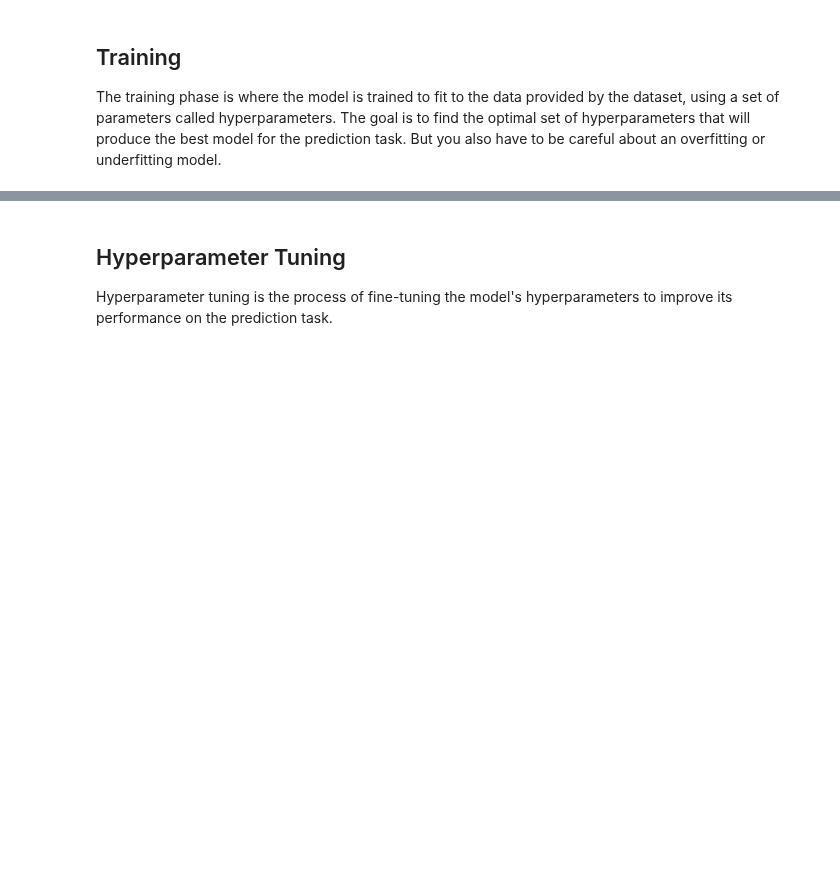
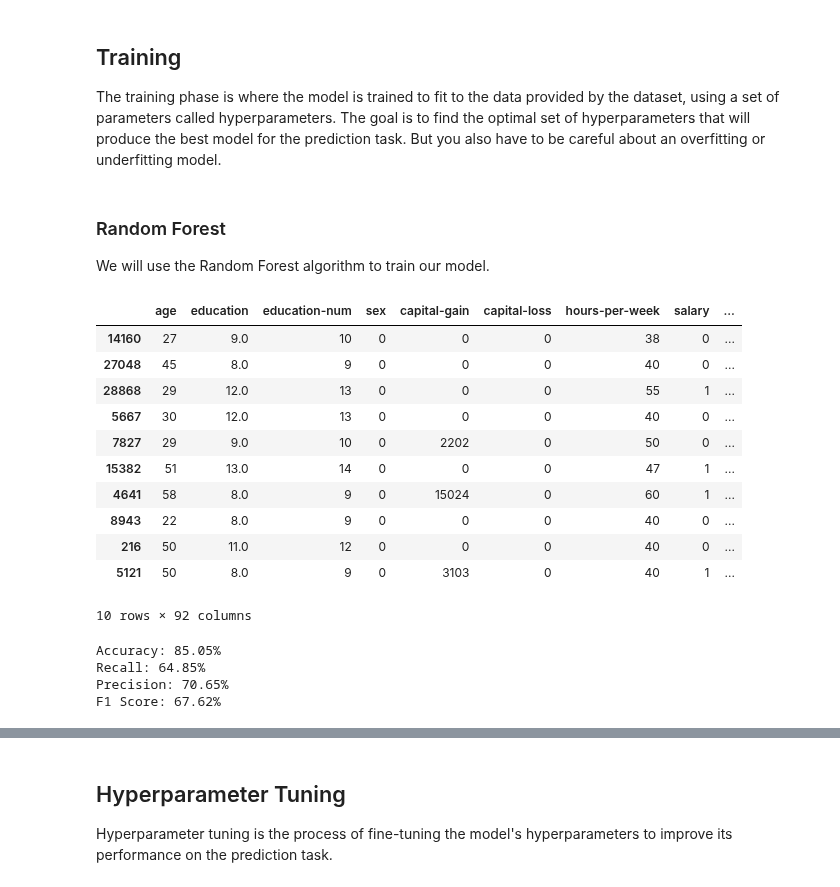
Before and after one commit to markusremplbauer/ai-census, a Jupyter notebook: ai-census.ipynb, the cells around one changed output, grey strips where cells are left out. Cells and saved outputs as stored; diff of their text form; code cells hidden in the pictures; blank space fills up the shorter version.

```diff
--- a/ai-census.ipynb
+++ b/ai-census.ipynb
@@ -578,3 +585,42 @@ df_census.to_csv('output/census_processed.csv', index=False)
 The training phase is where the model is trained to fit to the data provided by the dataset, using a set of parameters called hyperparameters.
 The goal is to find the optimal set of hyperparameters that will produce the best model for the prediction task.
 But you also have to be careful about an overfitting or underfitting model.
+# %% [markdown]
+### Random Forest
+
+We will use the Random Forest algorithm to train our model.
+# %%
+df_census = pd.read_csv('output/census_processed.csv')
+df_census.sample(10, random_state=RANDOM_STATE)
+# %% [output]
+|  | age | education | education-num | sex | capital-gain | capital-loss | hours-per-week | salary | ... |
+| 14160 | 27 | 9.0 | 10 | 0 | 0 | 0 | 38 | 0 | ... |
+| 27048 | 45 | 8.0 | 9 | 0 | 0 | 0 | 40 | 0 | ... |
+| 28868 | 29 | 12.0 | 13 | 0 | 0 | 0 | 55 | 1 | ... |
+| 5667 | 30 | 12.0 | 13 | 0 | 0 | 0 | 40 | 0 | ... |
+| 7827 | 29 | 9.0 | 10 | 0 | 2202 | 0 | 50 | 0 | ... |
+| 15382 | 51 | 13.0 | 14 | 0 | 0 | 0 | 47 | 1 | ... |
+| 4641 | 58 | 8.0 | 9 | 0 | 15024 | 0 | 60 | 1 | ... |
+| 8943 | 22 | 8.0 | 9 | 0 | 0 | 0 | 40 | 0 | ... |
+| 216 | 50 | 11.0 | 12 | 0 | 0 | 0 | 40 | 0 | ... |
+| 5121 | 50 | 8.0 | 9 | 0 | 3103 | 0 | 40 | 1 | ... |
+10 rows × 92 columns
+# %%
+X = df_census.drop(['salary'], axis=1)
+y = df_census['salary']
+
+train_X, test_X, train_y, test_y = train_test_split(X, y, random_state=RANDOM_STATE,stratify=y)
+
+dt_model = RandomForestClassifier(random_state=RANDOM_STATE)
+dt_model.fit(train_X, train_y)
+pred_y = dt_model.predict(test_X)
+
+print('Accuracy: {:.2%}'.format(metrics.accuracy_score(test_y, pred_y)))
+print('Recall: {:.2%}'.format(metrics.recall_score(test_y, pred_y)))
+print('Precision: {:.2%}'.format(metrics.precision_score(test_y, pred_y)))
+print('F1 Score: {:.2%}'.format(metrics.f1_score(test_y, pred_y)))
+# %% [output]
+Accuracy: 85.05%
+Recall: 64.85%
+Precision: 70.65%
+F1 Score: 67.62%
```
Also changed, not shown: parts of 9 cells of this notebook.
